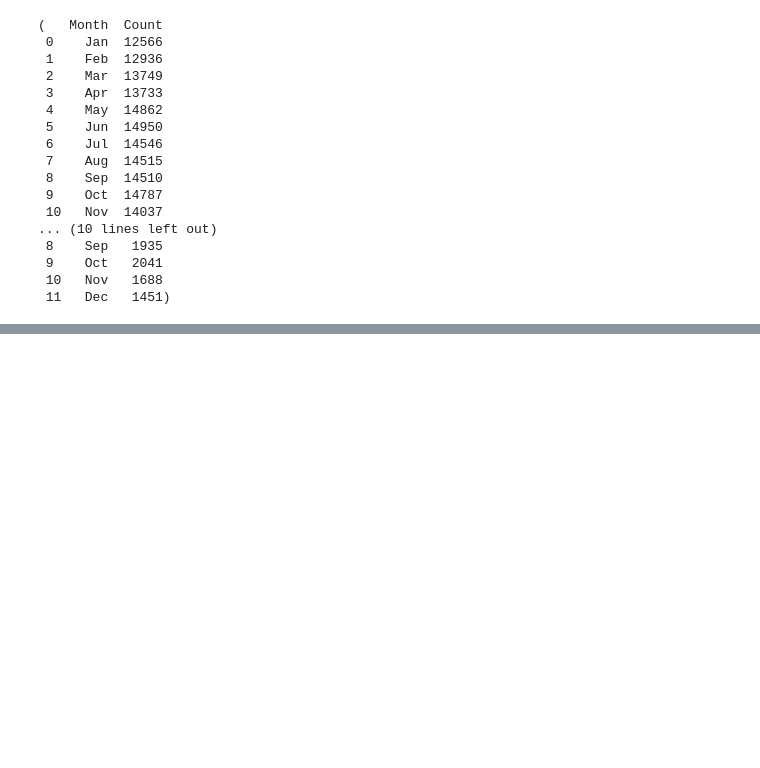
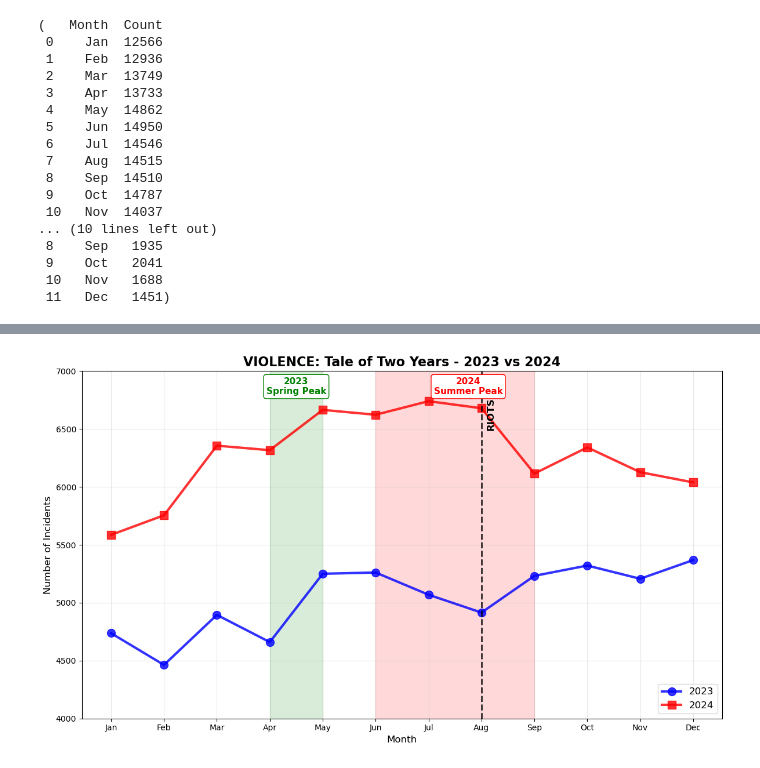
Before and after one commit to Dornakhan/Team-4, a Jupyter notebook: base.ipynb, the cells around one changed output, grey strips where cells are left out. Cells and saved outputs as stored; diff of their text form; code cells hidden in the pictures; blank space fills up the shorter version.

```diff
--- a/base.ipynb
+++ b/base.ipynb
@@ -275,0 +267,52 @@ plt.show()
+# %%
+# Violence figure showing overlayed 2023 vs 2024 patterns
+fig, ax = plt.subplots(figsize=(12, 7))
+
+# For 2023 - using dataframe approach
+df_2023_violence = df[(df['Month'].str.startswith('2023')) & (df['Crime type'] == 'Violence and sexual offences')]
+violence_2023_grouped = df_2023_violence.groupby('Month').size().reset_index(name='Count')
+violence_2023_grouped = violence_2023_grouped.sort_values('Month')
+
+# For 2024 - using dataframe approach
+df_2024_violence = df[(df['Month'].str.startswith('2024')) & (df['Crime type'] == 'Violence and sexual offences')]
+violence_2024_grouped = df_2024_violence.groupby('Month').size().reset_index(name='Count')
+violence_2024_grouped = violence_2024_grouped.sort_values('Month')
+
+# Extract values
+x_pos = range(12)
+y_2023 = violence_2023_grouped['Count'].values
+y_2024 = violence_2024_grouped['Count'].values
+
+# Plot both years
+ax.plot(x_pos, y_2023, 'b-o', linewidth=3, markersize=10, label='2023', alpha=0.8)
+ax.plot(x_pos, y_2024, 'r-s', linewidth=3, markersize=10, label='2024', alpha=0.8)
+
+# Add shading for peak periods
+ax.axvspan(3, 4, alpha=0.15, color='green')
+ax.text(3.5, 6800, '2023\nSpring Peak', ha='center', fontsize=11, weight='bold', color='green',
+        bbox=dict(boxstyle="round,pad=0.3", facecolor='white', edgecolor='green'))
+
+ax.axvspan(5, 8, alpha=0.15, color='red')
+ax.text(6.75, 6800, '2024\nSummer Peak', ha='center', fontsize=11, weight='bold', color='red',
+        bbox=dict(boxstyle="round,pad=0.3", facecolor='white', edgecolor='red'))
+
+# Add riots line
+ax.axvline(x=7, color='black', linestyle='--', linewidth=2, alpha=0.8)
+ax.text(7.1, 6500, 'RIOTS', rotation=90, fontsize=12, weight='bold')
+
+# Labels and formatting
+ax.set_title('VIOLENCE: Tale of Two Years - 2023 vs 2024', fontsize=16, weight='bold')
+ax.set_ylabel('Number of Incidents', fontsize=12)
+ax.set_xlabel('Month', fontsize=12)
+ax.set_ylim(4000, 7000)
+ax.grid(True, alpha=0.3)
+ax.legend(fontsize=12, loc='lower right')
+
+# Set x-tick labels
+ax.set_xticks(x_pos)
+ax.set_xticklabels(['Jan', 'Feb', 'Mar', 'Apr', 'May', 'Jun', 'Jul', 'Aug', 'Sep', 'Oct', 'Nov', 'Dec'])
+
+plt.tight_layout()
+plt.show()
+# %% [output]
+[figure, added]
```
Also changed, not shown: parts of 1 cell of this notebook, 1 other file.
